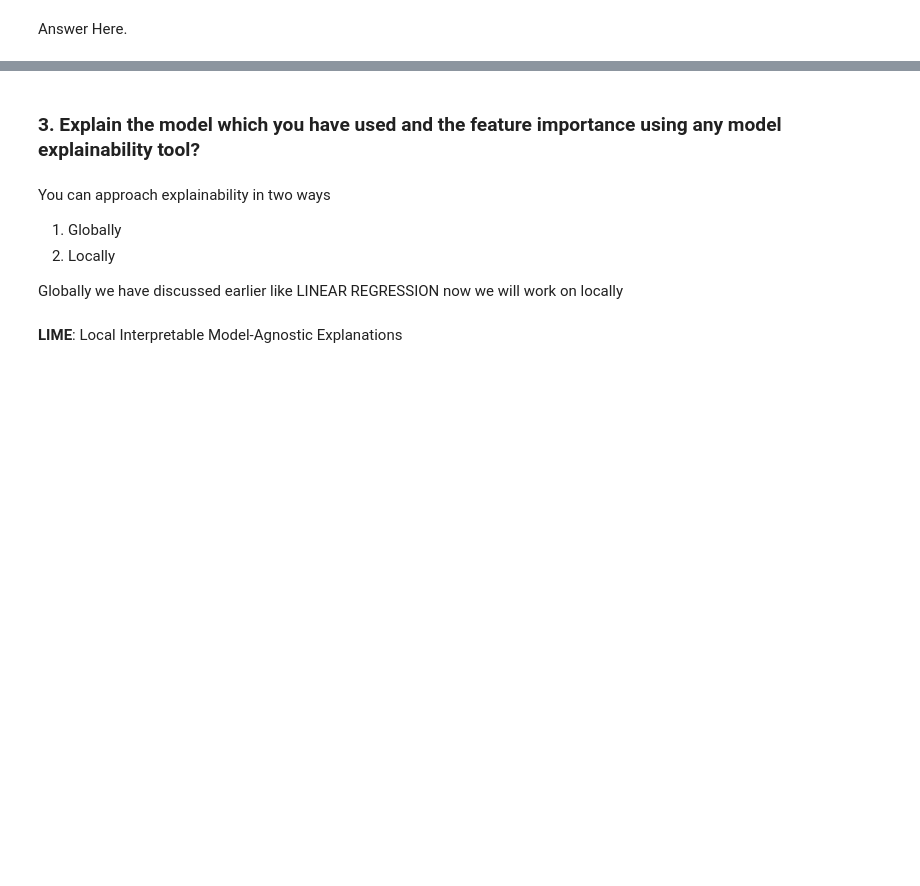
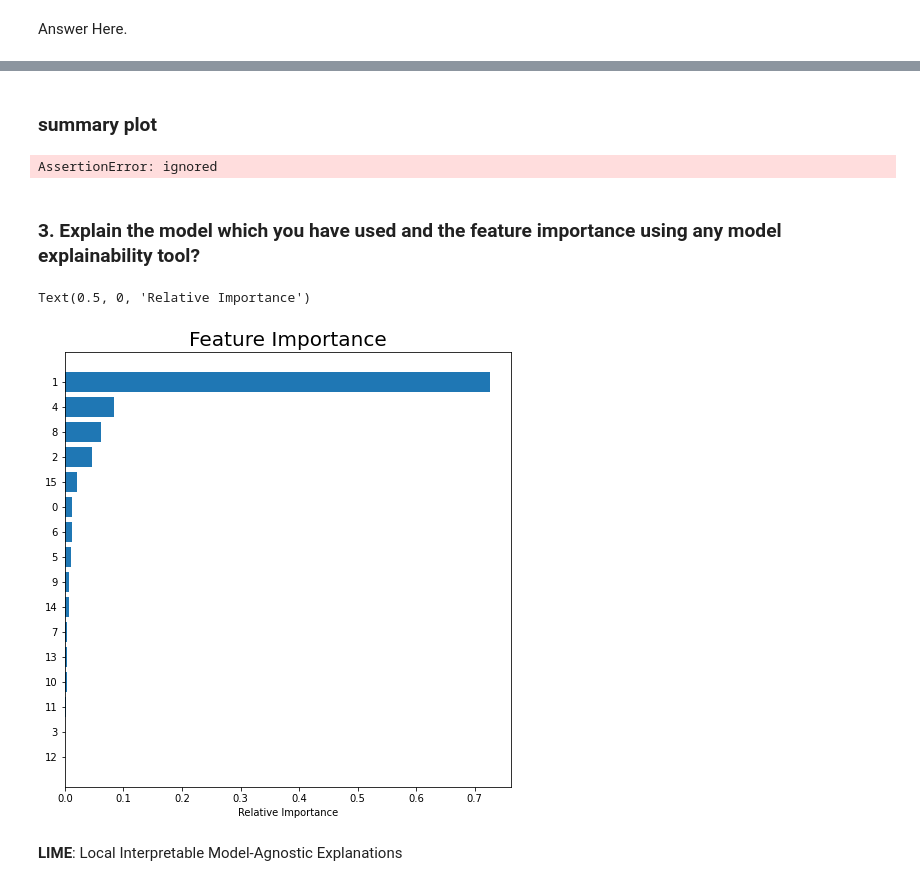
Before and after one commit to Ajay07pandey/Retail-sale-prediction-of-a-drug-store., a Jupyter notebook: Retail_sale_pridiction_analysis.ipynb, the cells around one changed output, grey strips where cells are left out. Saved outputs shown, nothing was run; the diff lists cells and outputs as text; code cells hidden in the pictures; blank space fills up the shorter version.

```diff
--- a/Retail_sale_pridiction_analysis.ipynb
+++ b/Retail_sale_pridiction_analysis.ipynb
@@ -2338,12 +2391,26 @@ Answer Here.
+# %% [markdown]
+### **summary plot**
+# %%
+shap.summary_plot(shap_values[0], x, plot_type='violin', plot_size=0.6)
+# %% [output]
+AssertionError: ignored
 # %% [markdown]
 ### 3. Explain the model which you have used and the feature importance using any model explainability tool?
-# %% [markdown]
-You can approach explainability in two ways
-
-1. Globally
-2. Locally
-
-Globally we have discussed earlier like LINEAR REGRESSION now we will work on locally
+# %%
+from sklearn.linear_model import LinearRegression
+from sklearn.ensemble import RandomForestRegressor
+features = X_train.columns
+importances = RF_TreeR.feature_importances_
+indices = np.argsort(importances)
+# %%
+plt.figure(figsize=(8,8))
+plt.title('Feature Importance', fontsize=20)
+plt.barh(range(len(indices)), importances[indices], align='center')
+plt.yticks(range(len(indices)), features[indices])
+plt.xlabel('Relative Importance')
+# %% [output]
+Text(0.5, 0, 'Relative Importance')
+[figure, added]
 # %% [markdown]
 **LIME**: Local Interpretable Model-Agnostic Explanations
 # %% [markdown]
```
Also changed, not shown: parts of 70 cells of this notebook.
